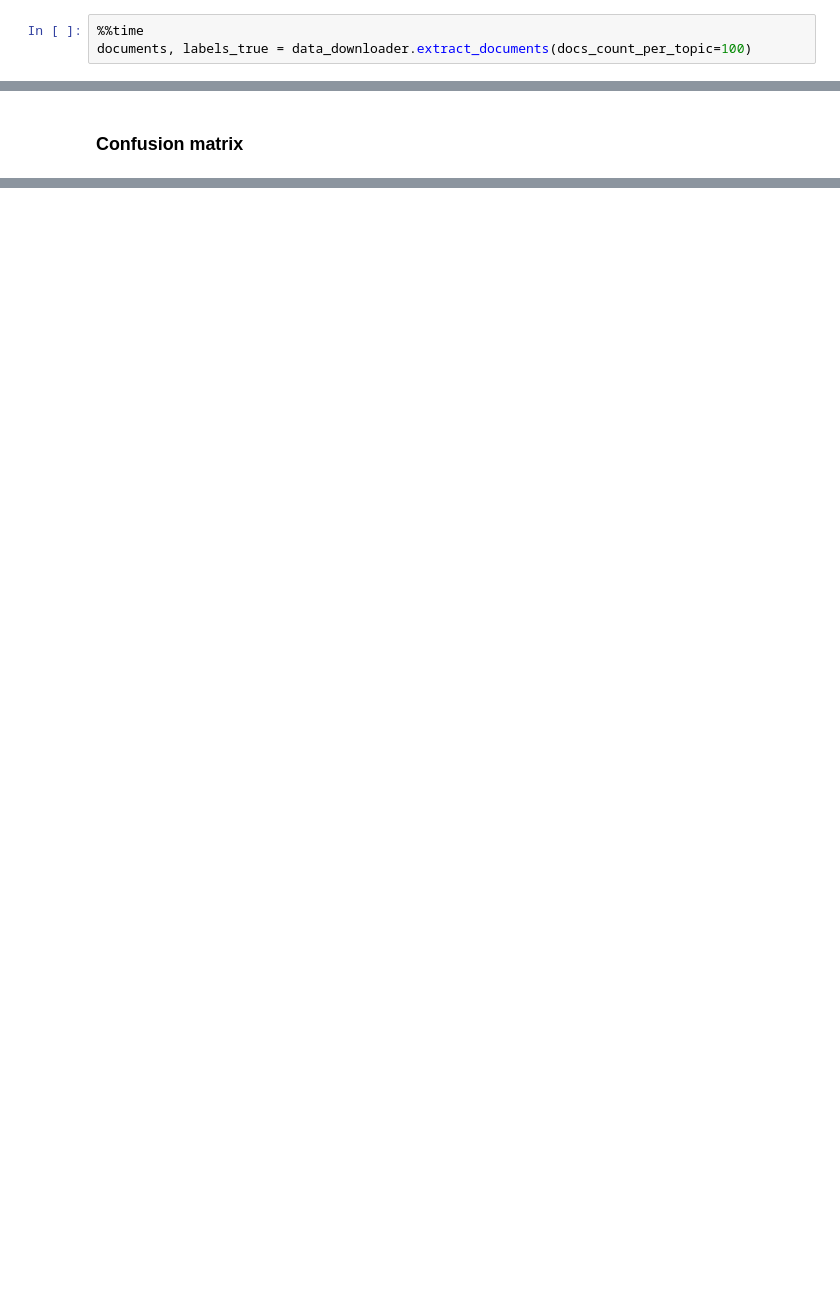
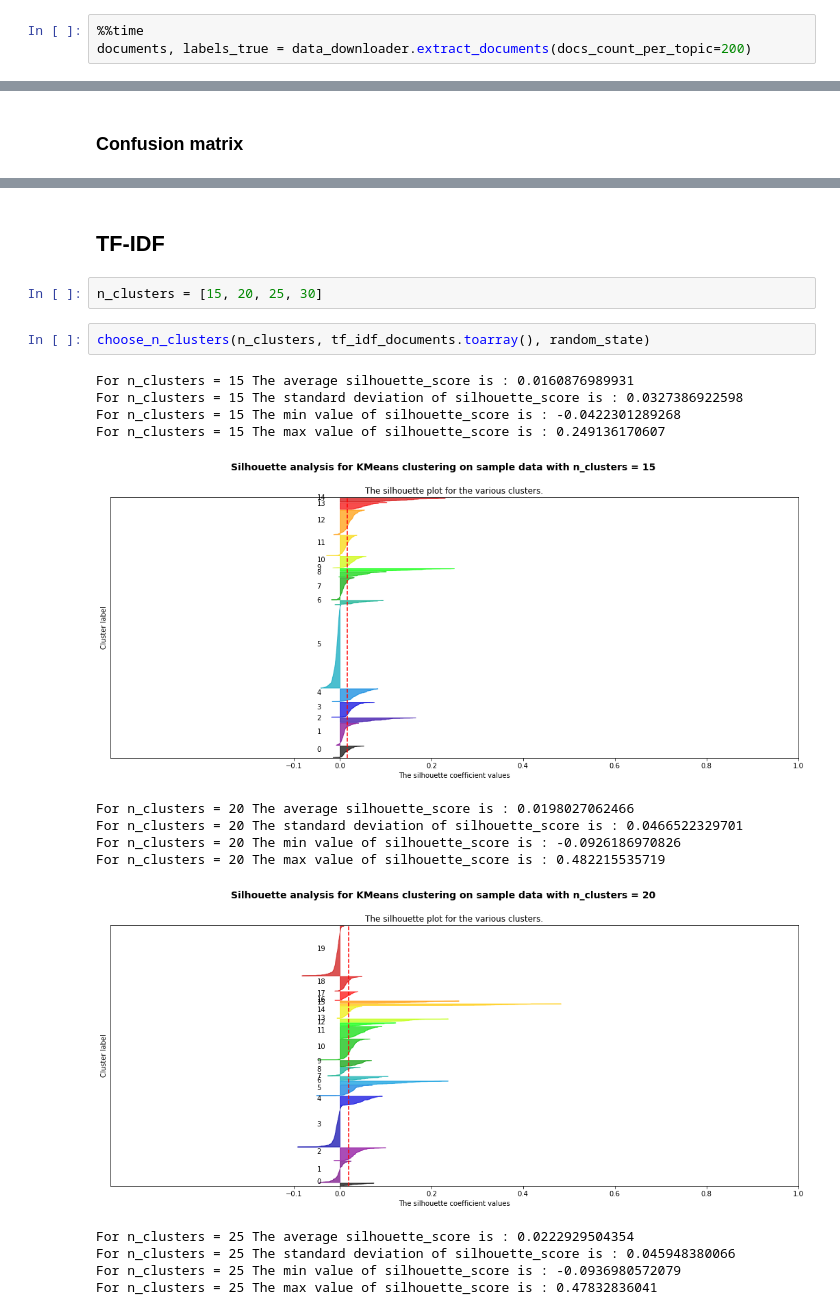
Before and after one commit to IooHooI/CLUSTERING, a Jupyter notebook: notebooks/SOLUTION.ipynb, the cells around one changed output, grey strips where cells are left out. Saved outputs shown, nothing was run; the diff lists cells and outputs as text; blank space fills up the shorter version.

```diff
--- a/notebooks/SOLUTION.ipynb
+++ b/notebooks/SOLUTION.ipynb
@@ -49,5 +54,5 @@ INITIALIZATION HAS BEEN COMPLETED
 Wall time: 6 ms
 # %%
 %%time
-documents, labels_true = data_downloader.extract_documents(docs_count_per_topic=100)
+documents, labels_true = data_downloader.extract_documents(docs_count_per_topic=200)
 # %% [output]
@@ -250,0 +263,21 @@ metrics.calinski_harabaz_score(w2v_documents, labels_w2v_pred)
+# %% [markdown]
+## TF-IDF
+# %%
+n_clusters = [15, 20, 25, 30]
+# %%
+choose_n_clusters(n_clusters, tf_idf_documents.toarray(), random_state)
+# %% [output]
+For n_clusters = 15 The average silhouette_score is : 0.0160876989931
+For n_clusters = 15 The standard deviation of silhouette_score is : 0.0327386922598
+For n_clusters = 15 The min value of silhouette_score is : -0.0422301289268
+For n_clusters = 15 The max value of silhouette_score is : 0.249136170607
+[figure, added]
+For n_clusters = 20 The average silhouette_score is : 0.0198027062466
+For n_clusters = 20 The standard deviation of silhouette_score is : 0.0466522329701
+For n_clusters = 20 The min value of silhouette_score is : -0.0926186970826
+For n_clusters = 20 The max value of silhouette_score is : 0.482215535719
+[figure, added]
+For n_clusters = 25 The average silhouette_score is : 0.0222929504354
+For n_clusters = 25 The standard deviation of silhouette_score is : 0.045948380066
+For n_clusters = 25 The min value of silhouette_score is : -0.0936980572079
+For n_clusters = 25 The max value of silhouette_score is : 0.47832836041
```
Also changed, not shown: parts of 97 cells of this notebook, 3 other files.
